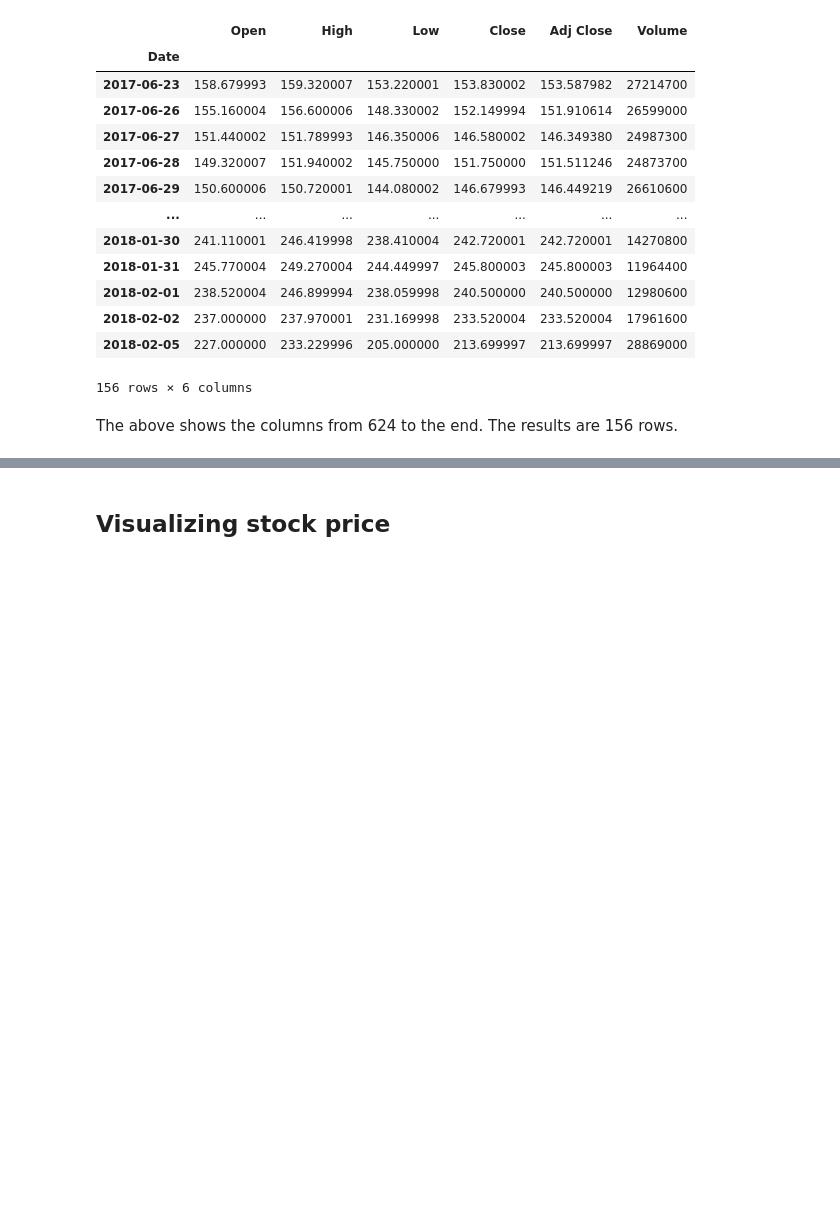
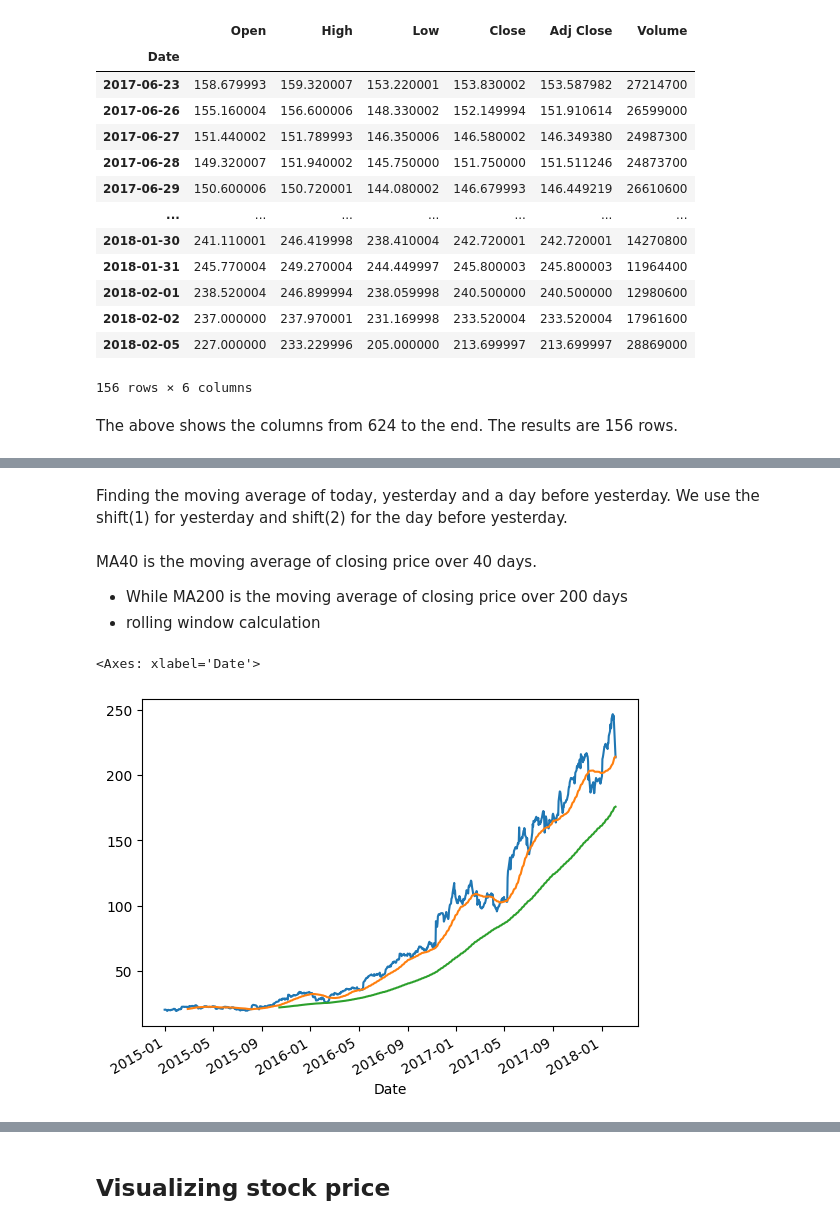
Before and after one commit to CheropS/Visualization-stock-prices, a Jupyter notebook: index.ipynb, the cells around one changed output, grey strips where cells are left out. Drawn from its saved outputs; the diff is of its cells as text; code cells hidden in the pictures; blank space fills up the shorter version.

```diff
--- a/index.ipynb
+++ b/index.ipynb
@@ -131,0 +161,4 @@ The above shows the columns from 624 to the end. The results are 156 rows.
+# %%
+#Daily return
+fb['Return'] = fb['PriceDiff']/fb['Close']
+fb.head()
@@ -131,0 +173,6 @@ The above shows the columns from 624 to the end. The results are 156 rows.
+# %%
+#Direction
+#List Comprehension
+fb['Direction'] = [1 if fb.loc[ei, 'PriceDiff'] > 0 else -1
+                   for ei in fb.index]
+fb.head()
@@ -131,0 +190,4 @@ The above shows the columns from 624 to the end. The results are 156 rows.
+# %%
+#Create a 'moving average' column
+fb['Average3'] = (fb['Close'] + fb['Close'].shift(1) + fb['Close'].shift(2))/3
+fb.head()
@@ -131,0 +202,18 @@ The above shows the columns from 624 to the end. The results are 156 rows.
+# %% [markdown]
+Finding the moving average of today, yesterday and a day before yesterday. We use the shift(1) for yesterday and shift(2) for the day before yesterday.
+# %%
+#Calculating moving average using .rolling()
+fb['MA40'] = fb['Close'].rolling(40).mean()
+fb['MA200'] = fb['Close'].rolling(200).mean()
+# %% [markdown]
+MA40 is the moving average of closing price over 40 days.
+- While MA200 is the moving average of closing price over 200 days
+- rolling window calculation
+# %%
+#Plot moving average
+fb['Close'].plot()
+fb['MA40'].plot()
+fb['MA200'].plot()
+# %% [output]
+<Axes: xlabel='Date'>
+[figure, added]
```
Also changed, not shown: parts of 11 cells of this notebook.
